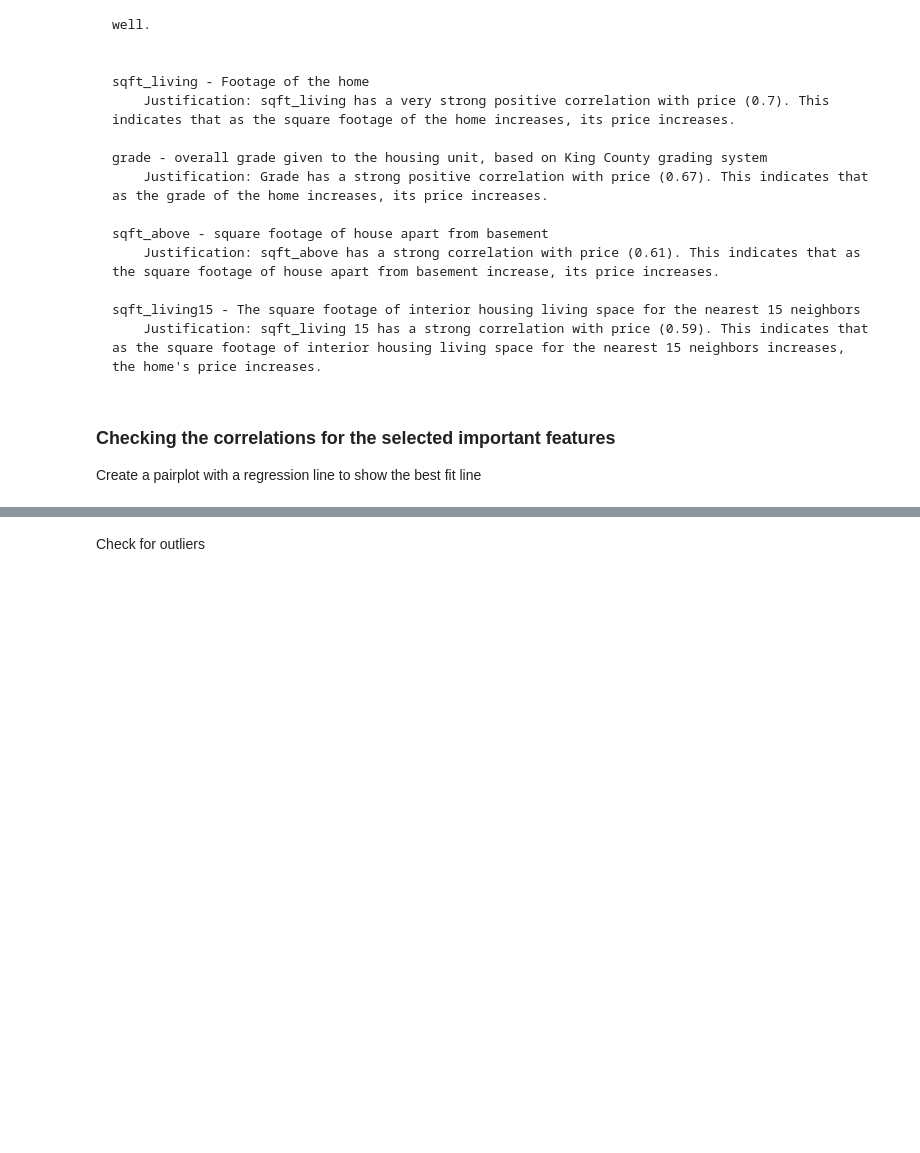
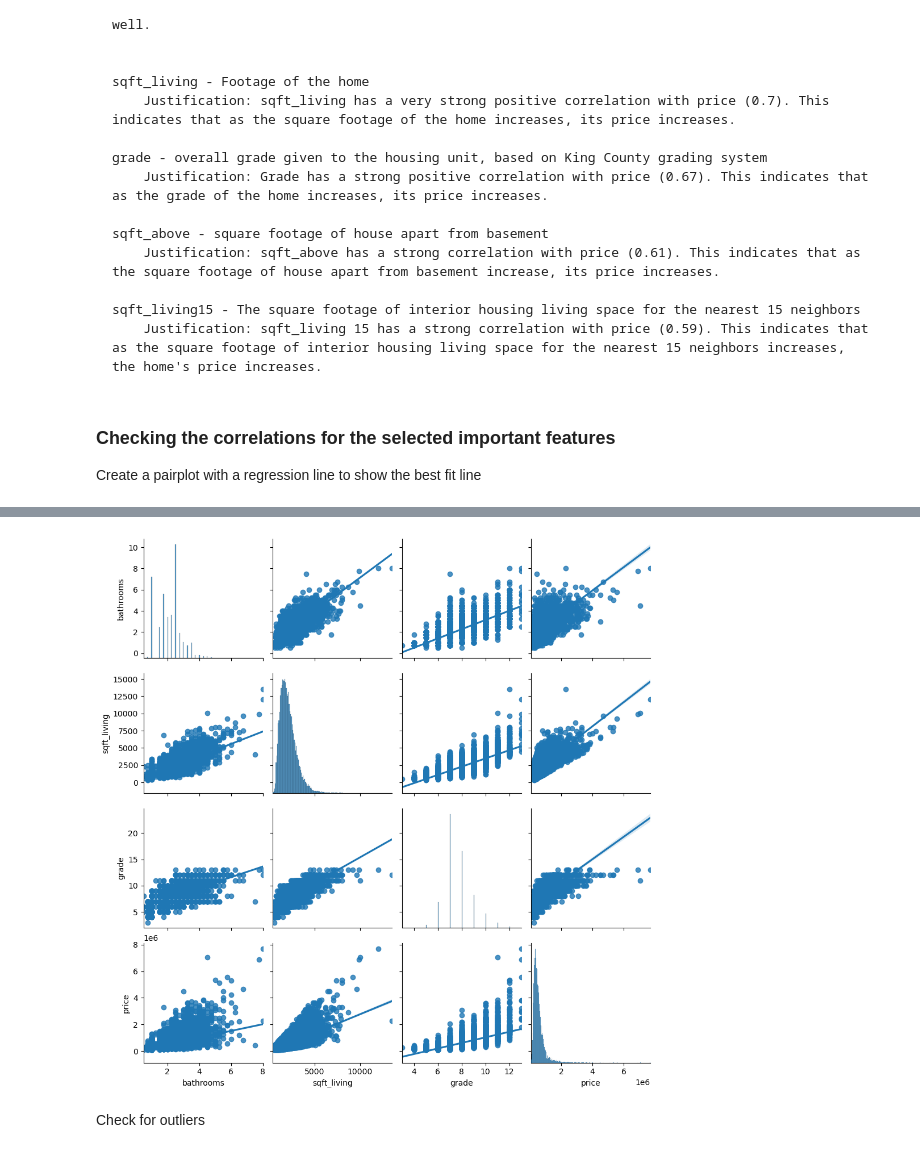
Before and after one commit to MMJGGR/Phase_2_project, a Jupyter notebook: work_in_progress/Rose.ipynb, the cells around one changed output, grey strips where cells are left out. Drawn from its saved outputs; the diff is of its cells as text; code cells hidden in the pictures; blank space fills up the shorter version.

```diff
--- a/work_in_progress/Rose.ipynb
+++ b/work_in_progress/Rose.ipynb
@@ -233,6 +231,8 @@ data2
 # %%
 
-# sns.pairplot(data2, kind = "reg");
+sns.pairplot(data2, kind = "reg");
+# %% [output]
+[figure, added]
 # %% [markdown]
 Check for outliers
 # %%
```
Also changed, not shown: parts of 9 cells of this notebook.
